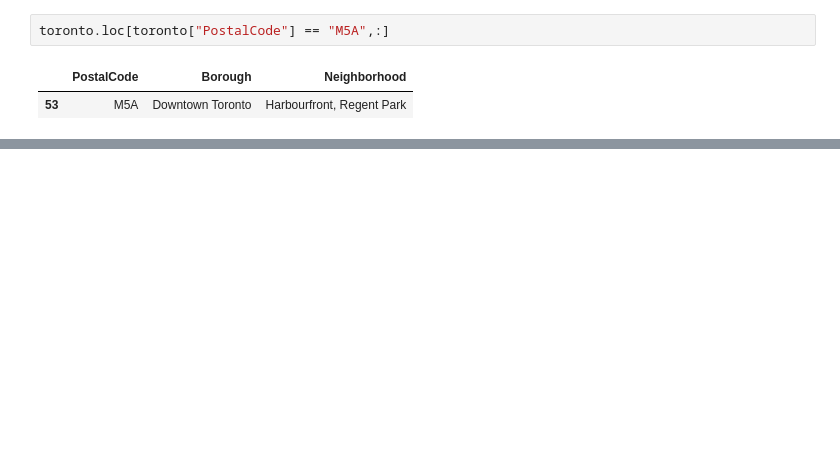
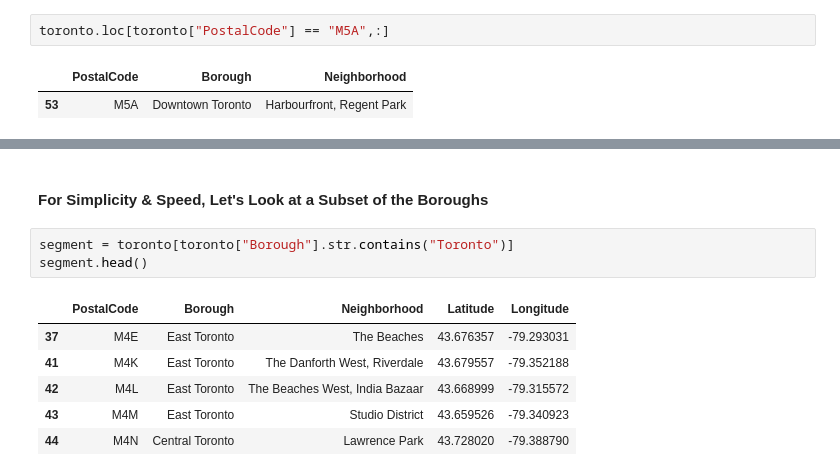
Before and after one commit to amypeniston/data-science-capstone-project, a Jupyter notebook: Scraping_and_Clustering.ipynb, the cells around one changed output, grey strips where cells are left out. Drawn from its saved outputs; the diff is of its cells as text; blank space fills up the shorter version.

```diff
--- a/Scraping_and_Clustering.ipynb
+++ b/Scraping_and_Clustering.ipynb
@@ -95,0 +207,12 @@ toronto.loc[toronto["PostalCode"] == "M5A",:]
+# %% [markdown]
+#### For Simplicity & Speed, Let's Look at a Subset of the Boroughs
+# %%
+segment = toronto[toronto["Borough"].str.contains("Toronto")]
+segment.head()
+# %% [output]
+|  | PostalCode | Borough | Neighborhood | Latitude | Longitude |
+| 37 | M4E | East Toronto | The Beaches | 43.676357 | -79.293031 |
+| 41 | M4K | East Toronto | The Danforth West, Riverdale | 43.679557 | -79.352188 |
+| 42 | M4L | East Toronto | The Beaches West, India Bazaar | 43.668999 | -79.315572 |
+| 43 | M4M | East Toronto | Studio District | 43.659526 | -79.340923 |
+| 44 | M4N | Central Toronto | Lawrence Park | 43.728020 | -79.388790 |
```
Also changed, not shown: parts of 23 cells of this notebook, 1 other file.
